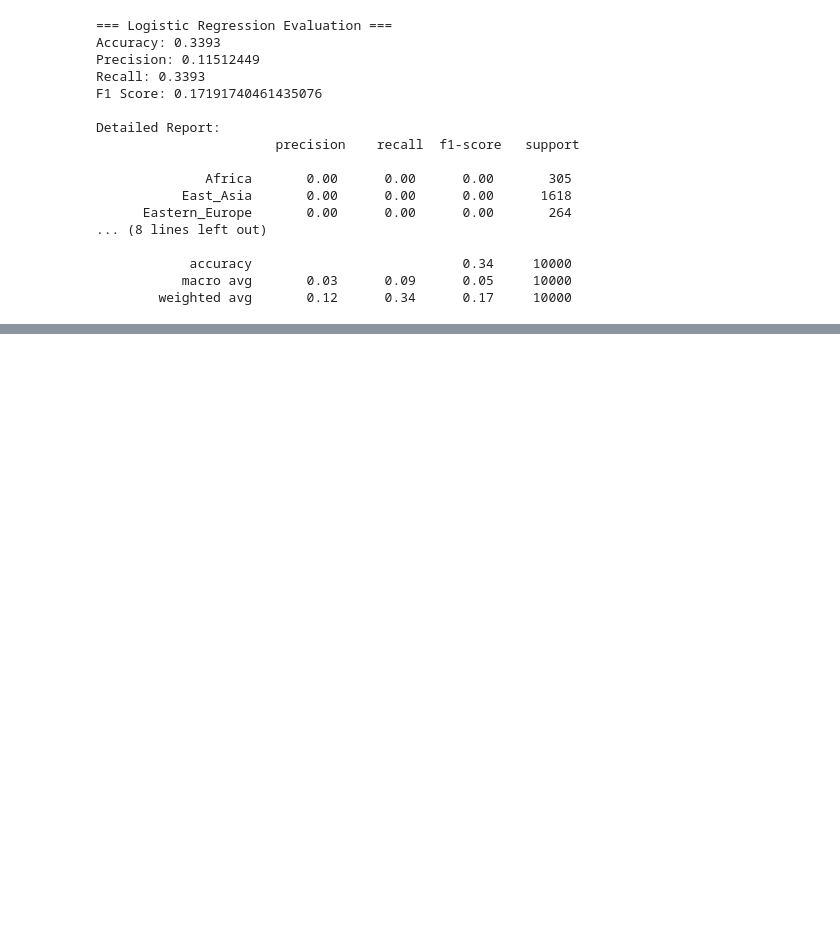
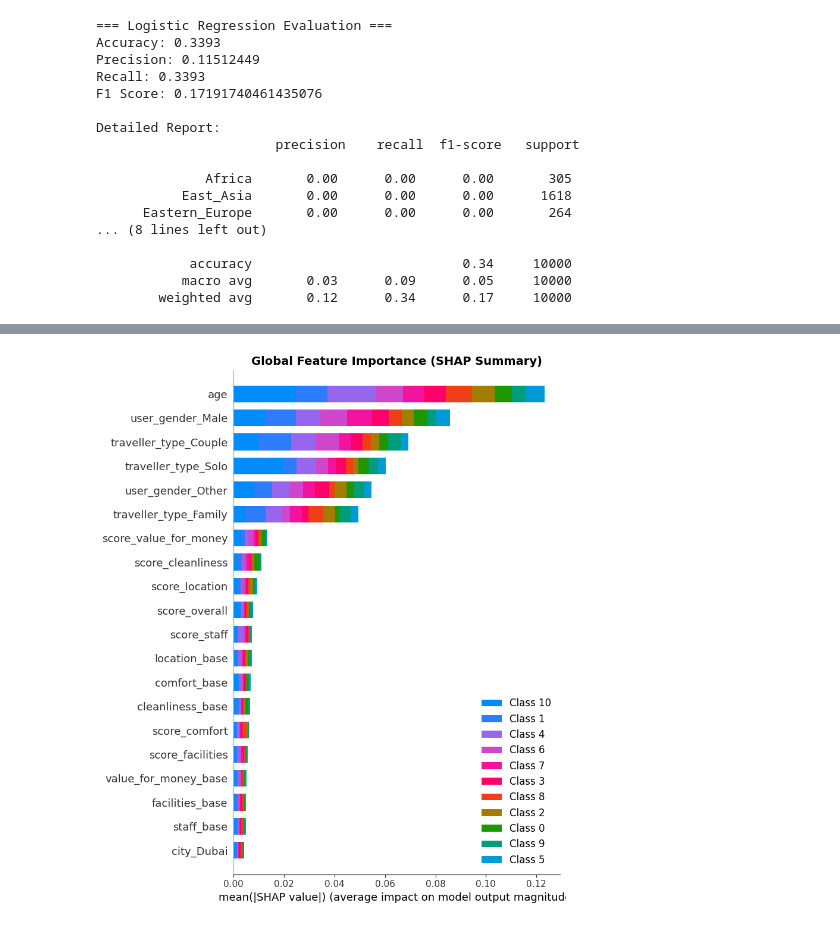
Before and after one commit to quadrefolio/ACL, a Jupyter notebook: main.ipynb, the cells around one changed output, grey strips where cells are left out. Drawn from its saved outputs; the diff is of its cells as text; code cells hidden in the pictures; blank space fills up the shorter version.

Commit message:
Neural model and SHAP

```diff
--- a/main.ipynb
+++ b/main.ipynb
@@ -415,0 +396,17 @@ plt.show()
+# %%
+model.compile(optimizer='adam', loss='categorical_crossentropy', metrics=['accuracy'])
+
+history = model.fit(X_train_scaled, y_train,
+                    epochs=50, batch_size=32,
+                    validation_split=0.2, verbose=1)
+
+y_pred_prob = model.predict(X_test_scaled)
+y_pred = np.argmax(y_pred_prob, axis=1)
+y_true = np.argmax(y_test, axis=1)
+
+print("=== Neural Network Evaluation ===")
+print("Accuracy:", accuracy_score(y_true, y_pred))
+print("Precision:", precision_score(y_true, y_pred, average='weighted'))
+print("Recall:", recall_score(y_true, y_pred, average='weighted'))
+print("F1 Score:", f1_score(y_true, y_pred, average='weighted'))
+print("\nDetailed Report:\n", classification_report(y_true, y_pred, target_names=le.classes_))
@@ -415,0 +443,28 @@ plt.show()
+# %%
+X_sample = X_test_scaled[:300]
+# %%
+# Define a prediction function that outputs probabilities
+def predict_fn(data):
+    return model.predict(data, verbose=0)
+
+# Initialize SHAP KernelExplainer
+background = shap.sample(X_train_scaled, 100, random_state=42)
+explainer = shap.KernelExplainer(predict_fn, background)
+# %%
+# Compute SHAP values for a smaller batch
+shap_values = explainer.shap_values(background[:100])
+# %%
+# Create a SHAP summary plot for global feature importance
+shap.summary_plot(
+    shap_values,
+    X_sample[:100],
+    feature_names=X.columns,
+    plot_type="bar",
+    show=False
+)
+
+plt.title("Global Feature Importance (SHAP Summary)", fontsize=14, fontweight='bold')
+plt.tight_layout()
+plt.show()
+# %% [output]
+[figure, added]
```
Also changed, not shown: parts of 11 cells of this notebook.
